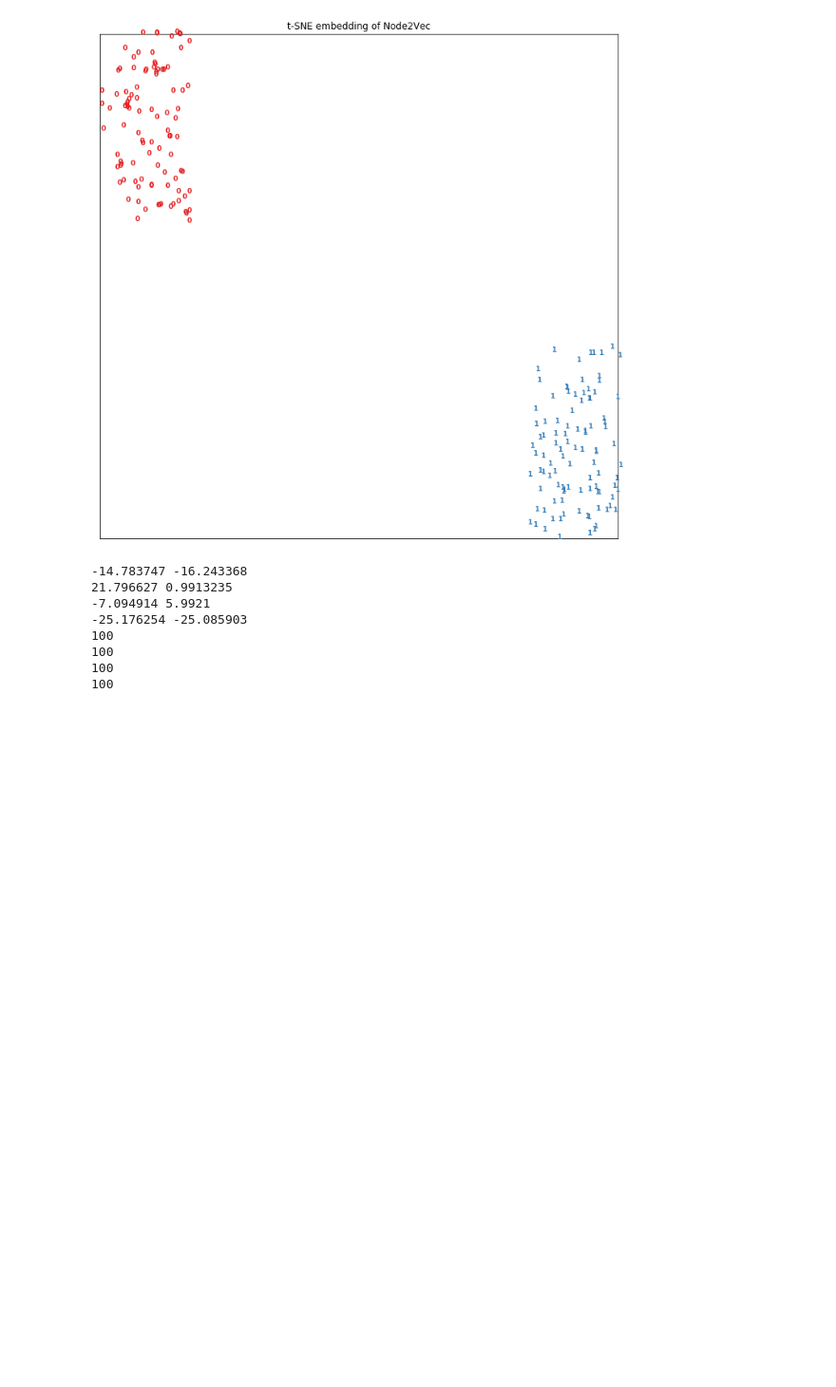
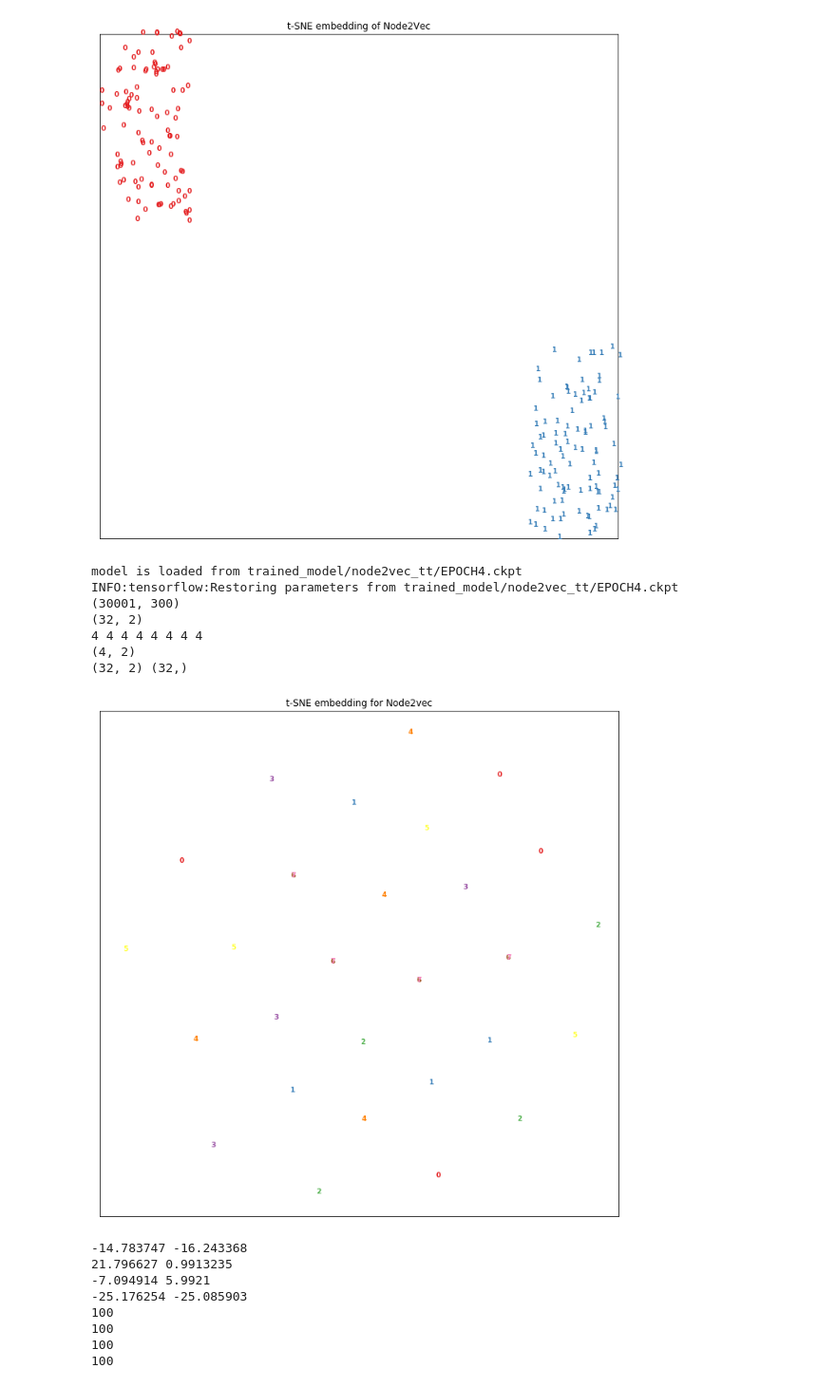
Before and after one commit to AgFeather/CodeCompletion, a Jupyter notebook: data_statistic.ipynb, the cells around one changed output. Shown at 95% size. Cells and saved outputs as stored; diff of their text form; code cells hidden in the pictures; blank space fills up the shorter version.

```diff
--- a/data_statistic.ipynb
+++ b/data_statistic.ipynb
@@ -202,16 +176,0 @@ print(label.shape)
-# %%
-def plot_embedding(data, label, title):
-    x_min, x_max = np.min(data, 0), np.max(data, 0)
-    data = (data - x_min) / (x_max - x_min)
-
-    fig = plt.figure(figsize=(12,12))
-    ax = plt.subplot(111)
-    for i in range(data.shape[0]):
-        plt.text(data[i, 0], data[i, 1], str(label[i]),
-                 color=plt.cm.Set1(label[i] / 10.),
-                 #color=plt.cm.Set1(label[i]),
-                 fontdict={'weight': 'bold', 'size': 9})
-    plt.xticks([])
-    plt.yticks([])
-    plt.title(title)
-    return fig
@@ -344,8 +287,8 @@ def plot_embedding(data, label):
                  fontdict={'weight': 'bold', 'size': 9})
     plt.xticks([])
     plt.yticks([])
-    plt.xlim((-0.2, 1.5))
-    plt.ylim((-0.2, 1.5))
+    plt.xlim((-0.05, 1.05))
+    plt.ylim((-0.05, 1.05))
     plt.title('t-SNE embedding for Node2vec')
     plt.show(fig)
 
@@ -362,0 +366,12 @@ def normalization(data, bias=5, num=200):
+# %%
+model = NodeEmbedding()
+non_terminal_embedding_test(model)
+# %% [output]
+model is loaded from trained_model/node2vec_tt/EPOCH4.ckpt
+INFO:tensorflow:Restoring parameters from trained_model/node2vec_tt/EPOCH4.ckpt
+(30001, 300)
+(32, 2)
+4 4 4 4 4 4 4 4
+(4, 2)
+(32, 2) (32,)
+[figure, added]
```
Also changed, not shown: parts of 9 cells of this notebook, 1 other file.
